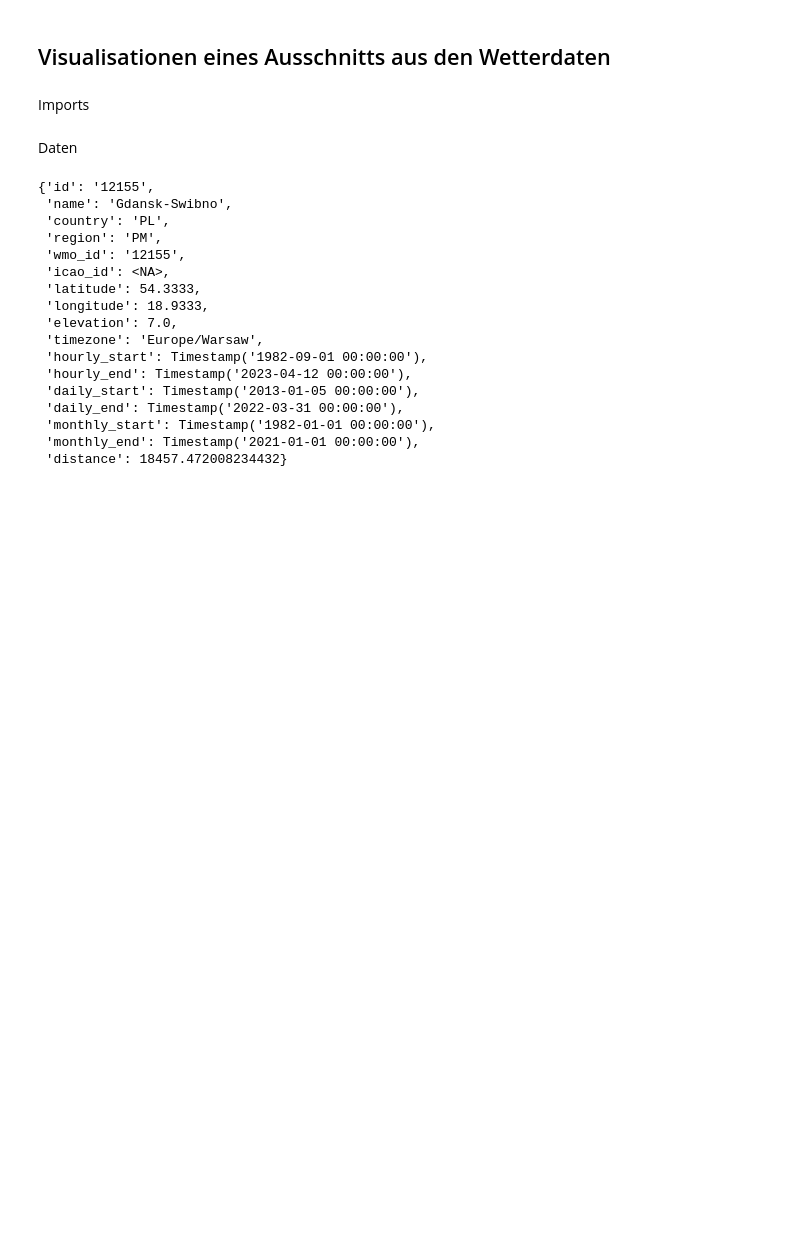
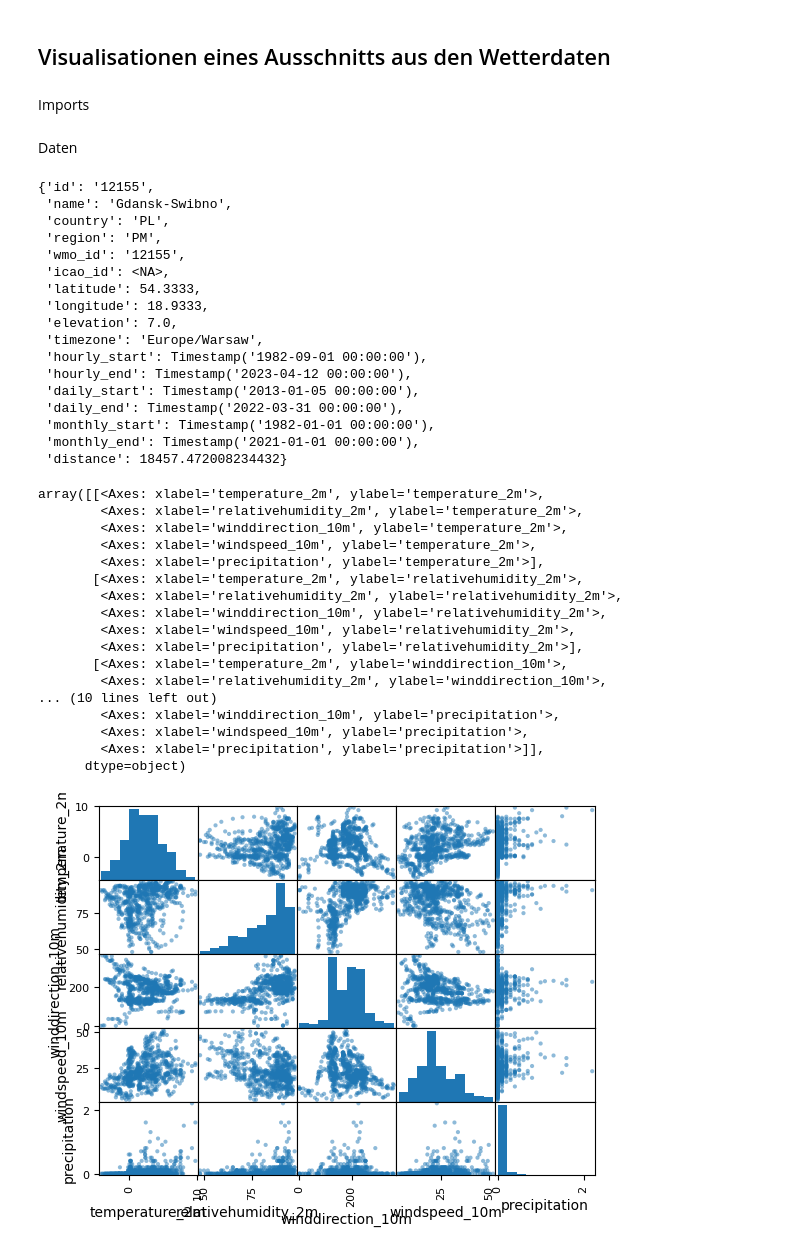
Before and after one commit to TheisNiklas/particulate-matter-prediction, a Jupyter notebook: src/weatherdata/weather_data_visualization.ipynb, the cells around one changed output. Saved outputs shown, nothing was run; the diff lists cells and outputs as text; code cells hidden in the pictures; blank space fills up the shorter version.

```diff
--- a/src/weatherdata/weather_data_visualization.ipynb
+++ b/src/weatherdata/weather_data_visualization.ipynb
@@ -112,0 +129,23 @@ fig_compare_same_location.add_trace(
+# %%
+pd.options.plotting.backend = "plotly"
+
+pd.plotting.scatter_matrix(hourly_model_station)
+# %% [output]
+array([[<Axes: xlabel='temperature_2m', ylabel='temperature_2m'>,
+        <Axes: xlabel='relativehumidity_2m', ylabel='temperature_2m'>,
+        <Axes: xlabel='winddirection_10m', ylabel='temperature_2m'>,
+        <Axes: xlabel='windspeed_10m', ylabel='temperature_2m'>,
+        <Axes: xlabel='precipitation', ylabel='temperature_2m'>],
+       [<Axes: xlabel='temperature_2m', ylabel='relativehumidity_2m'>,
+        <Axes: xlabel='relativehumidity_2m', ylabel='relativehumidity_2m'>,
+        <Axes: xlabel='winddirection_10m', ylabel='relativehumidity_2m'>,
+        <Axes: xlabel='windspeed_10m', ylabel='relativehumidity_2m'>,
+        <Axes: xlabel='precipitation', ylabel='relativehumidity_2m'>],
+       [<Axes: xlabel='temperature_2m', ylabel='winddirection_10m'>,
+        <Axes: xlabel='relativehumidity_2m', ylabel='winddirection_10m'>,
+... (10 lines left out)
+        <Axes: xlabel='winddirection_10m', ylabel='precipitation'>,
+        <Axes: xlabel='windspeed_10m', ylabel='precipitation'>,
+        <Axes: xlabel='precipitation', ylabel='precipitation'>]],
+      dtype=object)
+[figure, added]
```
Also changed, not shown: parts of 2 cells of this notebook, 1 other file.
